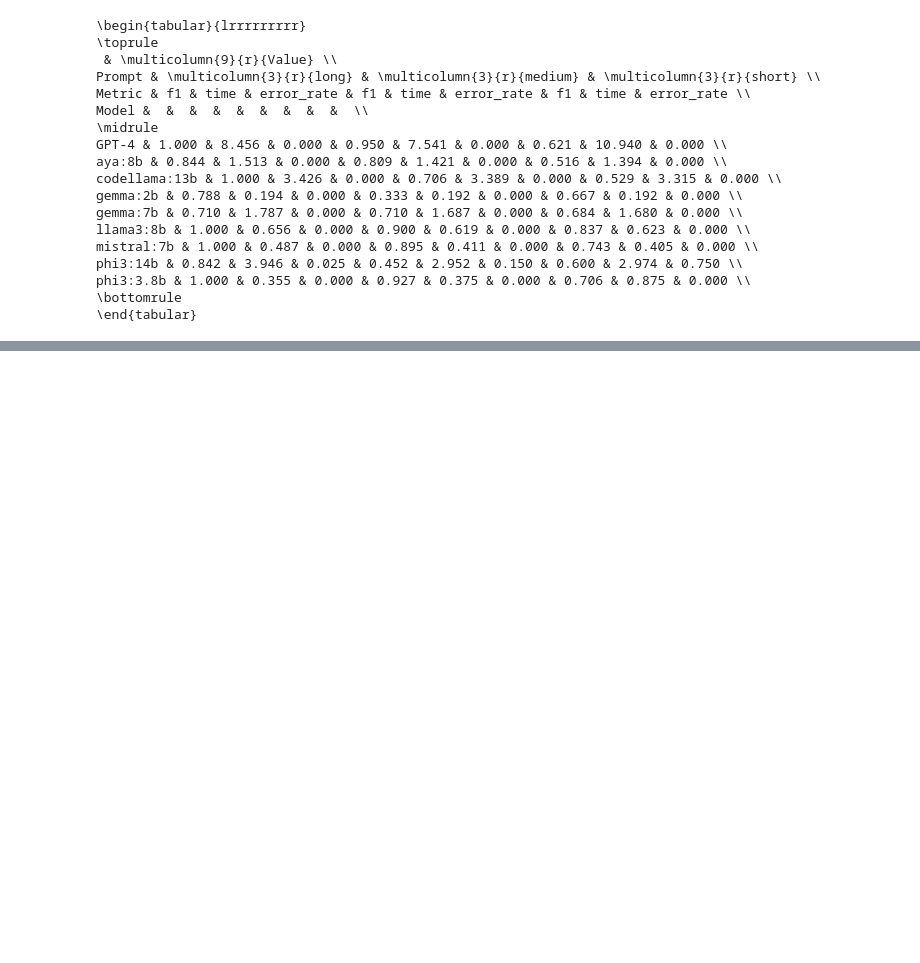
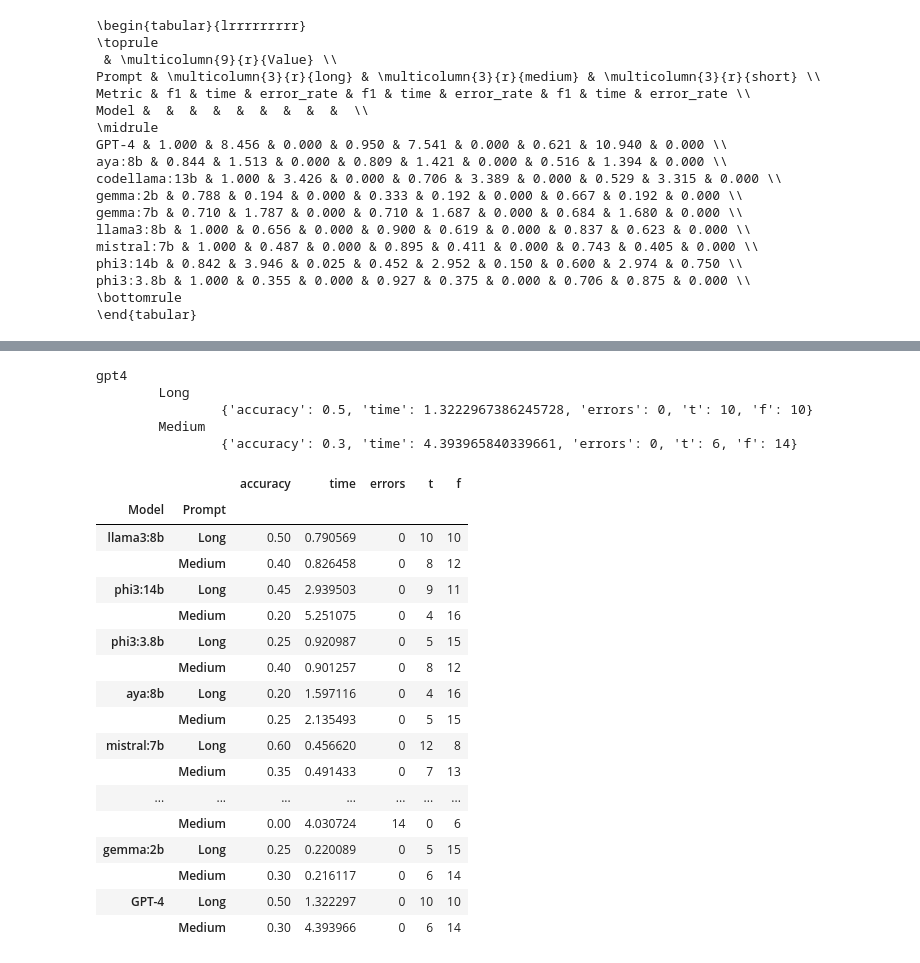
Before and after one commit to PascalNB/llm-triage-automation, a Jupyter notebook: dataNscripts/llm-triage-automation.ipynb, the cells around one changed output, grey strips where cells are left out. Drawn from its saved outputs; the diff is of its cells as text; code cells hidden in the pictures; blank space fills up the shorter version.

```diff
--- a/dataNscripts/llm-triage-automation.ipynb
+++ b/dataNscripts/llm-triage-automation.ipynb
@@ -519,0 +518,17 @@ phi3
+# %%
+detect_tactic_prompts: dict[str, PromptGenerator] = {
+    key: DetectEmailPrompt(value)
+    for key, value in load_json('data/detect_tactic_prompts.json').items()
+}
+# %%
+tactic_email_bodies: list[str] = [*announcement_emails['email'].values]
+tactics: list[bool] = [*announcement_emails['tactic'].values]
+detect_tactic_dataset = (tactic_email_bodies, tactics)
+detect_tactic_dataset_size = len(announcement_emails)
+# %%
+tactic_detection_evaluation_dict = evaluate_all(
+    {k: m for k, m in models.items() if k != 'gpt4'},
+    detect_tactic_prompts,
+    detect_tactic_dataset,
+    evaluator=evaluate_eq
+)
@@ -519,0 +553,40 @@ phi3
+# %%
+tactic_detection_evaluation_dict_gpt4 = evaluate_all(
+    {'gpt4': models['gpt4']},
+    detect_tactic_prompts,
+    detect_tactic_dataset,
+    evaluator=evaluate_eq,
+    delay=7
+)
+# %% [output]
+gpt4
+        Long
+                {'accuracy': 0.5, 'time': 1.3222967386245728, 'errors': 0, 't': 10, 'f': 10}
+        Medium
+                {'accuracy': 0.3, 'time': 4.393965840339661, 'errors': 0, 't': 6, 'f': 14}
+# %%
+tactic_detection_evaluation = transform_evaluation(
+    tactic_detection_evaluation_dict | tactic_detection_evaluation_dict_gpt4
+)
+tactic_detection_evaluation.index = tactic_detection_evaluation.index.rename(['Model', 'Prompt'])
+tactic_detection_evaluation = tactic_detection_evaluation.rename(index=model_names)
+tactic_detection_evaluation
+# %% [output]
+|  |  | accuracy | time | errors | t | f |
+| Model | Prompt |  |  |  |  |  |
+| llama3:8b | Long | 0.50 | 0.790569 | 0 | 10 | 10 |
+|  | Medium | 0.40 | 0.826458 | 0 | 8 | 12 |
+| phi3:14b | Long | 0.45 | 2.939503 | 0 | 9 | 11 |
+|  | Medium | 0.20 | 5.251075 | 0 | 4 | 16 |
+| phi3:3.8b | Long | 0.25 | 0.920987 | 0 | 5 | 15 |
+|  | Medium | 0.40 | 0.901257 | 0 | 8 | 12 |
+| aya:8b | Long | 0.20 | 1.597116 | 0 | 4 | 16 |
+|  | Medium | 0.25 | 2.135493 | 0 | 5 | 15 |
+| mistral:7b | Long | 0.60 | 0.456620 | 0 | 12 | 8 |
+|  | Medium | 0.35 | 0.491433 | 0 | 7 | 13 |
+| ... | ... | ... | ... | ... | ... | ... |
+|  | Medium | 0.00 | 4.030724 | 14 | 0 | 6 |
+| gemma:2b | Long | 0.25 | 0.220089 | 0 | 5 | 15 |
+|  | Medium | 0.30 | 0.216117 | 0 | 6 | 14 |
+| GPT-4 | Long | 0.50 | 1.322297 | 0 | 10 | 10 |
+|  | Medium | 0.30 | 4.393966 | 0 | 6 | 14 |
```
Also changed, not shown: parts of 12 cells of this notebook, 5 other files.
